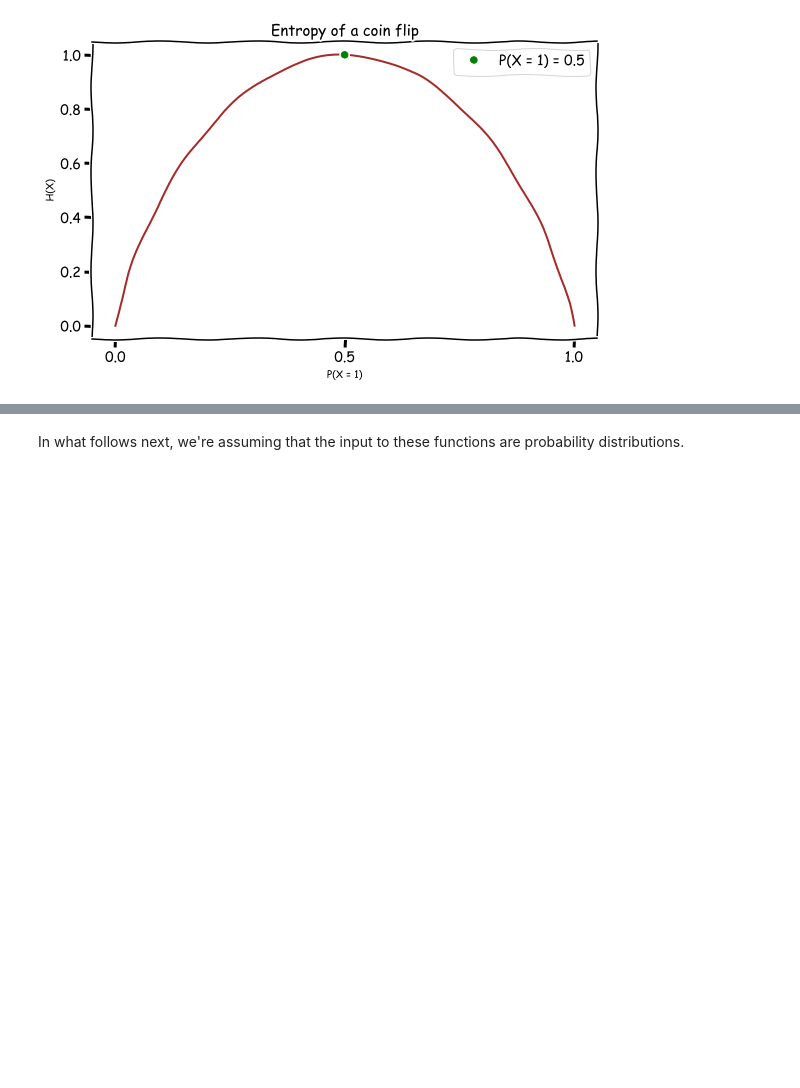
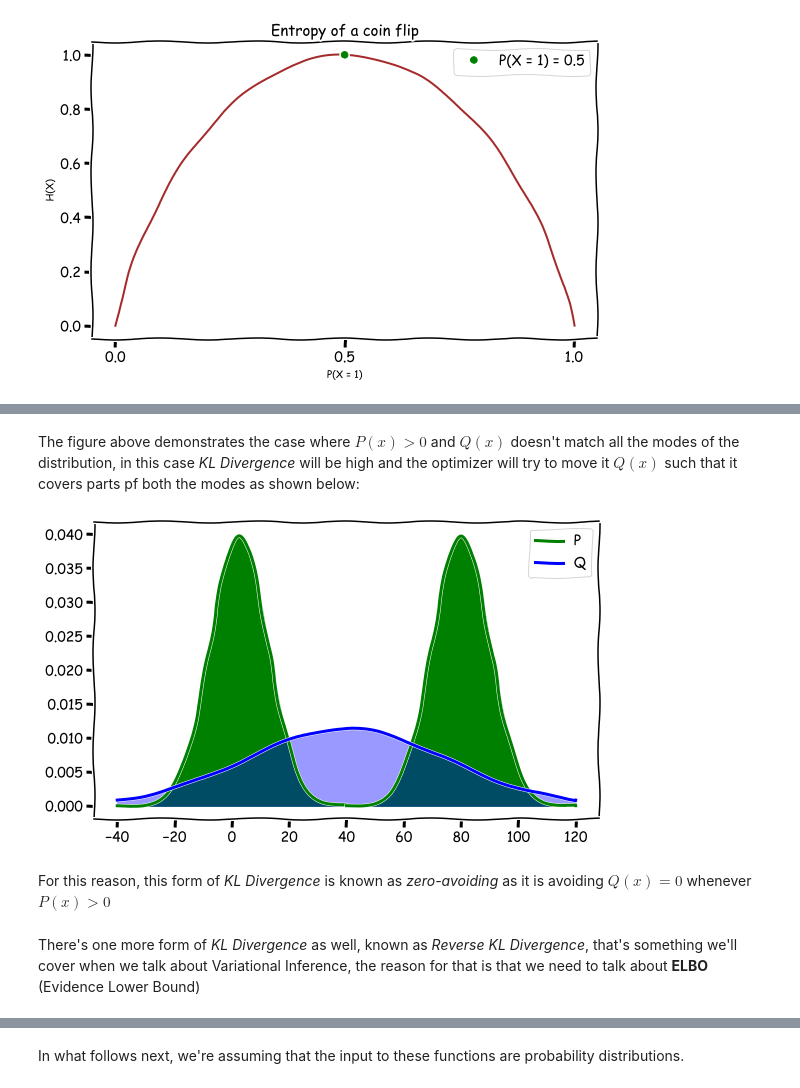
Before and after one commit to akashmehra/blog, a Jupyter notebook: _notebooks/2021-08-04-loss_functions_part1.ipynb, the cells around one changed output, grey strips where cells are left out. Drawn from its saved outputs; the diff is of its cells as text; code cells hidden in the pictures; blank space fills up the shorter version.

```diff
--- a/_notebooks/2021-08-04-loss_functions_part1.ipynb
+++ b/_notebooks/2021-08-04-loss_functions_part1.ipynb
@@ -168,0 +198,37 @@ The code for calculating *Cross Entropy* and *KL Divergence* is just the direct
+# %% [markdown]
+The figure above demonstrates the case where $P(x) > 0$ and $Q(x)$ doesn't match all the modes of the distribution, in this case *KL Divergence* will be high and the optimizer will try to move it $Q(x)$ such that it covers parts pf both the modes as shown below:
+# %%
+#hide-input
+m1 = 2.5
+std1 = 10.0
+m2 = 80.0
+std2 = 10.0
+m3 = 40.0
+std3= 35.0
+
+norm.cdf(1.96)
+with plt.xkcd():
+    #Get point on surface
+    x1 = np.linspace(-40,40,10000)
+    x2 = np.linspace(40,120,10000)
+    x3 = np.linspace(-40,120,10000)
+    fig, ax = plt.subplots(figsize=(8, 5))
+    fig.tight_layout()
+    y1 = norm.pdf(x1,m1,std1)
+    y2 = norm.pdf(x2,m2,std2)
+
+    y3 = norm.pdf(x3,m3,std3)
+
+    ax.plot(x1,y1, linewidth=3.0, color='green')
+    ax.plot(x2,y2, linewidth=3.0, color='green', label='P')
+    ax.plot(x3,y3, linewidth=3.0, color='blue', label='Q')
+    ax.legend()
+    plt.fill_between(x1, y1, color='green')
+    plt.fill_between(x2, y2, color='green')
+    plt.fill_between(x3, y3, color='blue', alpha=0.4)
+# %% [output]
+[figure, added]
+# %% [markdown]
+For this reason, this form of *KL Divergence* is known as *zero-avoiding* as it is avoiding $Q(x) = 0$ whenever $P(x) > 0$
+# %% [markdown]
+There's one more form of *KL Divergence* as well, known as *Reverse KL Divergence*, that's something we'll cover when we talk about Variational Inference, the reason for that is that we need to talk about **ELBO** (Evidence Lower Bound)
```
Also changed, not shown: parts of 5 cells of this notebook.
